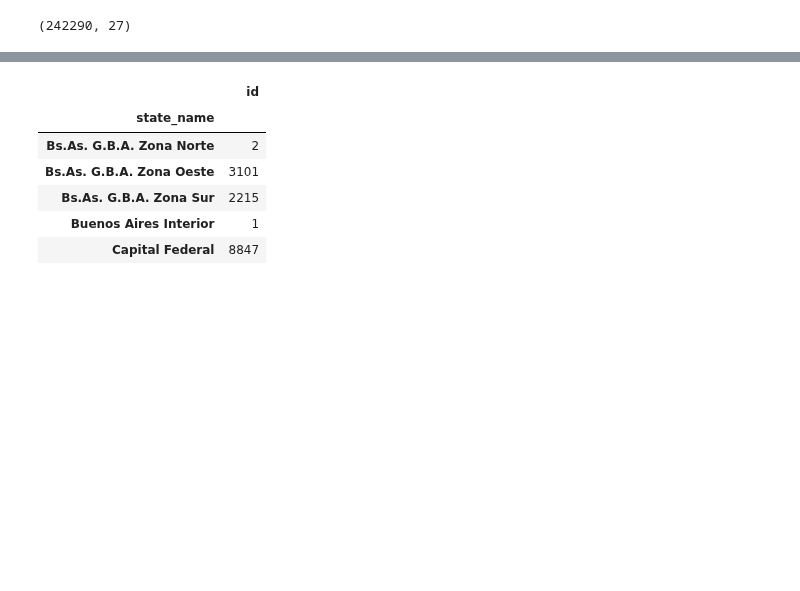
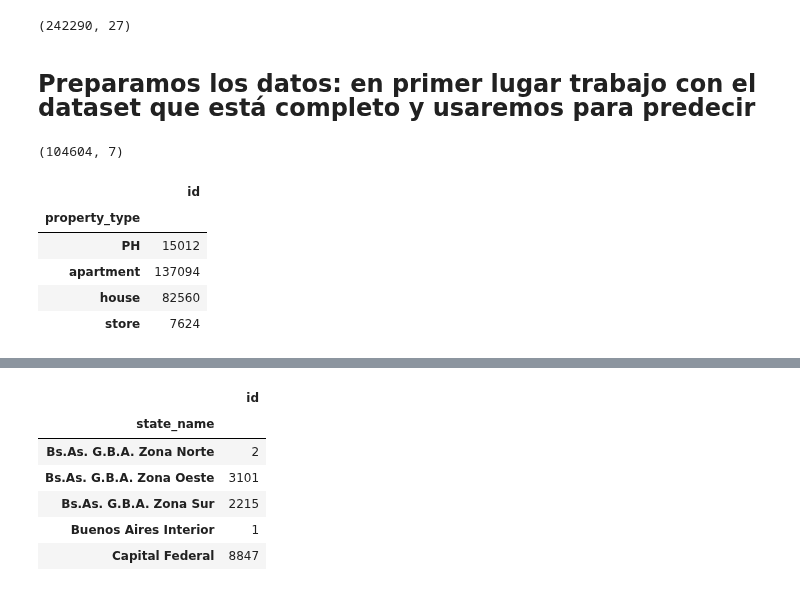
Before and after one commit to nicolaslongo/datos-TP1, a Jupyter notebook: XGB.ipynb, the cells around one changed output, grey strips where cells are left out. Drawn from its saved outputs; the diff is of its cells as text; code cells hidden in the pictures; blank space fills up the shorter version.

```diff
--- a/XGB.ipynb
+++ b/XGB.ipynb
@@ -39,3 +39,20 @@ data.shape
 # 1.283.741 entries antes, ahora 242290
 # %% [output]
 (242290, 27)
+# %% [markdown]
+<br><B><FONT FACE="Arial" SIZE="5">Preparamos los datos: en primer lugar trabajo con el dataset que está completo y usaremos para predecir</FONT></B><br/>
+# %%
+data_float = data.loc[:, ['price_aprox_usd', 'surface_total_in_m2', 'surface_covered_in_m2',\
+                          'lat', 'lon', 'created_on', 'property_type']].dropna()
+
+# filtro de datos anómalos
+data_float = \
+data_float.loc[((data_float.surface_total_in_m2 >= 0.0) & (data_float.surface_total_in_m2 <= 1000000.0)) & \
+               ((data_float.surface_covered_in_m2 >= 0.0) & (data_float.surface_covered_in_m2 <= 50000000.0)) \
+               , :]
+
+
+data_float.shape
+#(104604, 7)
+# %% [output]
+(104604, 7)
@@ -41,0 +63,10 @@ data.shape
+# %%
+data_visualiz = data.loc[:,['property_type','id']].groupby('property_type').agg(np.size)
+data_visualiz.head(10)
+# %% [output]
+|  | id |
+| property_type |  |
+| PH | 15012 |
+| apartment | 137094 |
+| house | 82560 |
+| store | 7624 |
```
Also changed, not shown: parts of 21 cells of this notebook.
